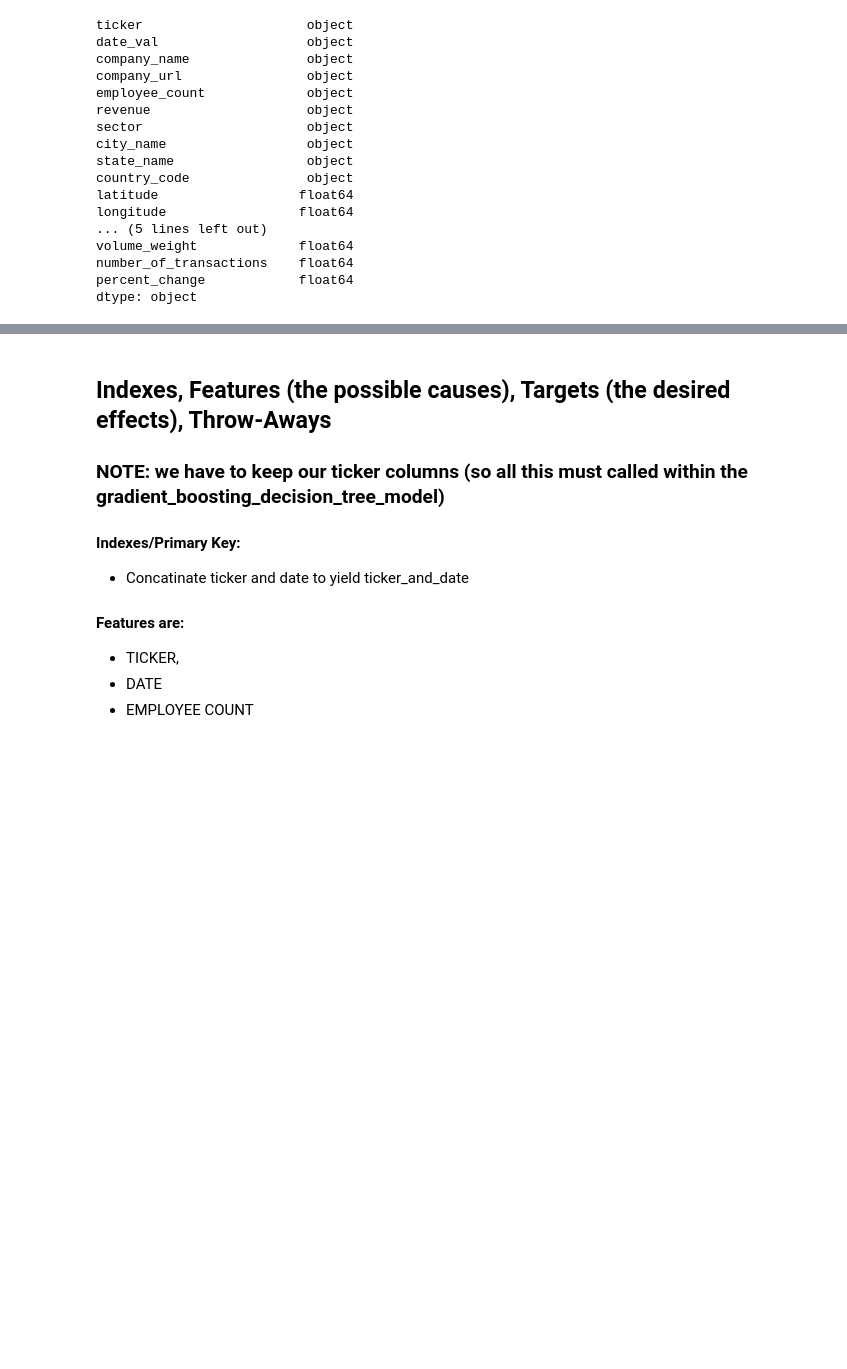
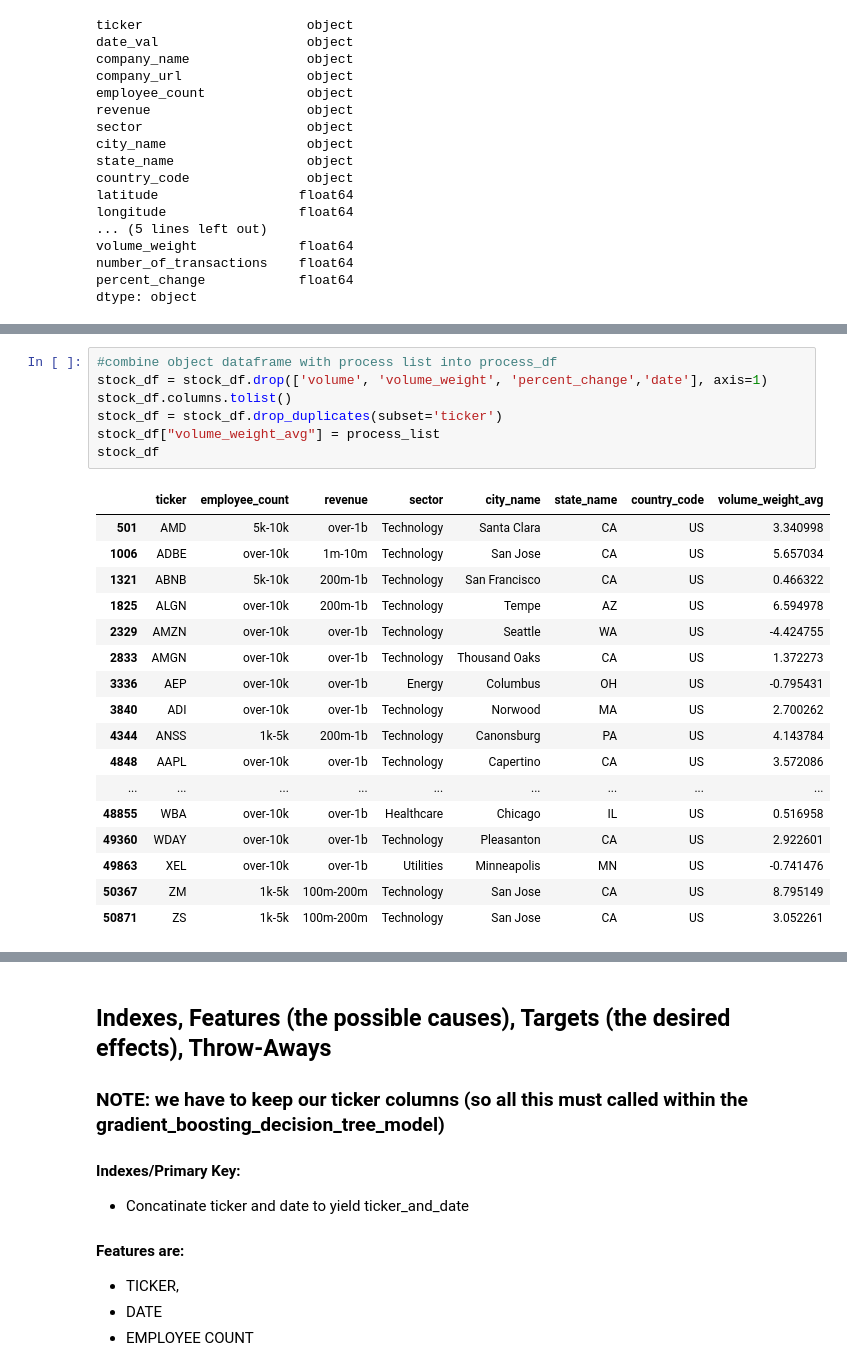
Before and after one commit to kjkubik/CompanyLocationAndStocks, a Jupyter notebook: source/Run_GBDT_Model.ipynb, the cells around one changed output, grey strips where cells are left out. Cells and saved outputs as stored; diff of their text form; blank space fills up the shorter version.

```diff
--- a/source/Run_GBDT_Model.ipynb
+++ b/source/Run_GBDT_Model.ipynb
@@ -254,2 +261,27 @@ process_list
+# %%
+#combine object dataframe with process list into process_df
+stock_df = stock_df.drop(['volume', 'volume_weight', 'percent_change','date'], axis=1)
+stock_df.columns.tolist()
+stock_df = stock_df.drop_duplicates(subset='ticker')
+stock_df["volume_weight_avg"] = process_list
+stock_df
+# %% [output]
+|  | ticker | employee_count | revenue | sector | city_name | state_name | country_code | volume_weight_avg |
+| 501 | AMD | 5k-10k | over-1b | Technology | Santa Clara | CA | US | 3.340998 |
+| 1006 | ADBE | over-10k | 1m-10m | Technology | San Jose | CA | US | 5.657034 |
+| 1321 | ABNB | 5k-10k | 200m-1b | Technology | San Francisco | CA | US | 0.466322 |
+| 1825 | ALGN | over-10k | 200m-1b | Technology | Tempe | AZ | US | 6.594978 |
+| 2329 | AMZN | over-10k | over-1b | Technology | Seattle | WA | US | -4.424755 |
+| 2833 | AMGN | over-10k | over-1b | Technology | Thousand Oaks | CA | US | 1.372273 |
+| 3336 | AEP | over-10k | over-1b | Energy | Columbus | OH | US | -0.795431 |
+| 3840 | ADI | over-10k | over-1b | Technology | Norwood | MA | US | 2.700262 |
+| 4344 | ANSS | 1k-5k | 200m-1b | Technology | Canonsburg | PA | US | 4.143784 |
+| 4848 | AAPL | over-10k | over-1b | Technology | Capertino | CA | US | 3.572086 |
+| ... | ... | ... | ... | ... | ... | ... | ... | ... |
+| 48855 | WBA | over-10k | over-1b | Healthcare | Chicago | IL | US | 0.516958 |
+| 49360 | WDAY | over-10k | over-1b | Technology | Pleasanton | CA | US | 2.922601 |
+| 49863 | XEL | over-10k | over-1b | Utilities | Minneapolis | MN | US | -0.741476 |
+| 50367 | ZM | 1k-5k | 100m-200m | Technology | San Jose | CA | US | 8.795149 |
+| 50871 | ZS | 1k-5k | 100m-200m | Technology | San Jose | CA | US | 3.052261 |
 # %%
 # unique values for each column (getting to know your data)
```
Also changed, not shown: parts of 34 cells of this notebook.
